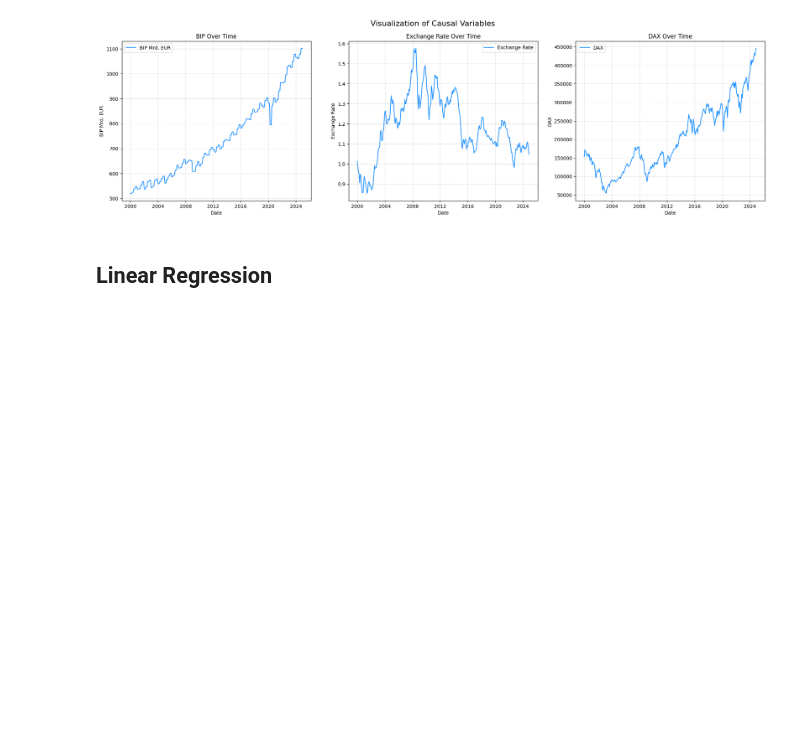
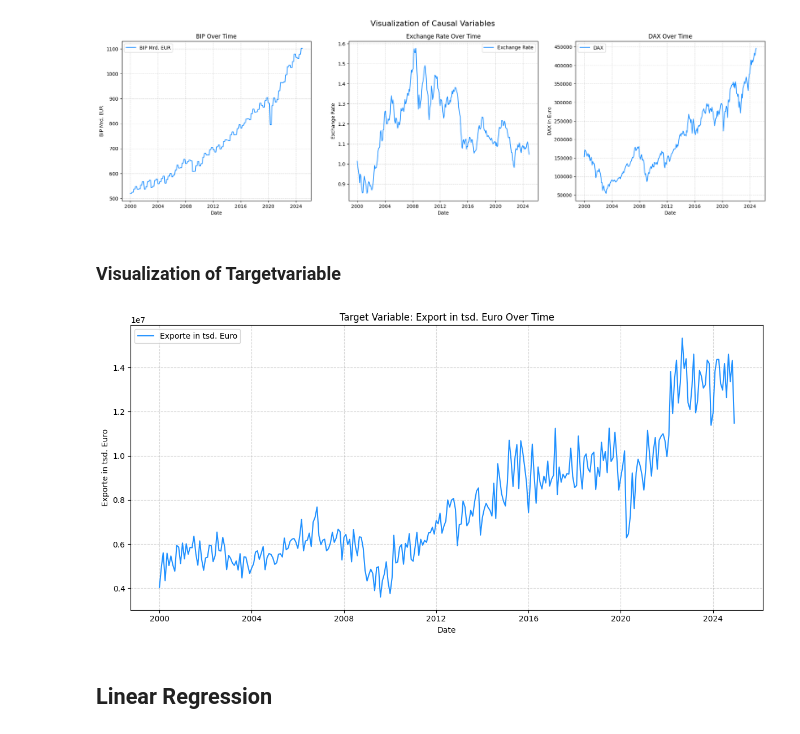
Before and after one commit to eliaspfe/BI_Vorlesung, a Jupyter notebook: Forecasting_Exports.ipynb, the cells around one changed output. Cells and saved outputs as stored; diff of their text form; code cells hidden in the pictures; blank space fills up the shorter version.

```diff
--- a/Forecasting_Exports.ipynb
+++ b/Forecasting_Exports.ipynb
@@ -137,6 +142,20 @@ fig.suptitle('Visualization of Causal Variables', fontsize=16)
 plt.show()
 # %% [output]
 [figure]
+# %% [markdown]
+### Visualization of Targetvariable
+# %%
+plt.figure(figsize=(12, 6))
+plt.plot(df['Date'], df['value_Outgoing'], label='Exporte in tsd. Euro', color='dodgerblue')
+plt.xlabel('Date')
+plt.ylabel('Exporte in tsd. Euro')
+plt.title('Target Variable: Export in tsd. Euro Over Time')
+plt.legend()
+plt.grid(True, linestyle='--', alpha=0.5)
+plt.tight_layout()
+plt.show()
+# %% [output]
+[figure, added]
 # %% [markdown]
 ## Linear Regression
 # %% [markdown]
```
Also changed, not shown: parts of 18 cells of this notebook.
